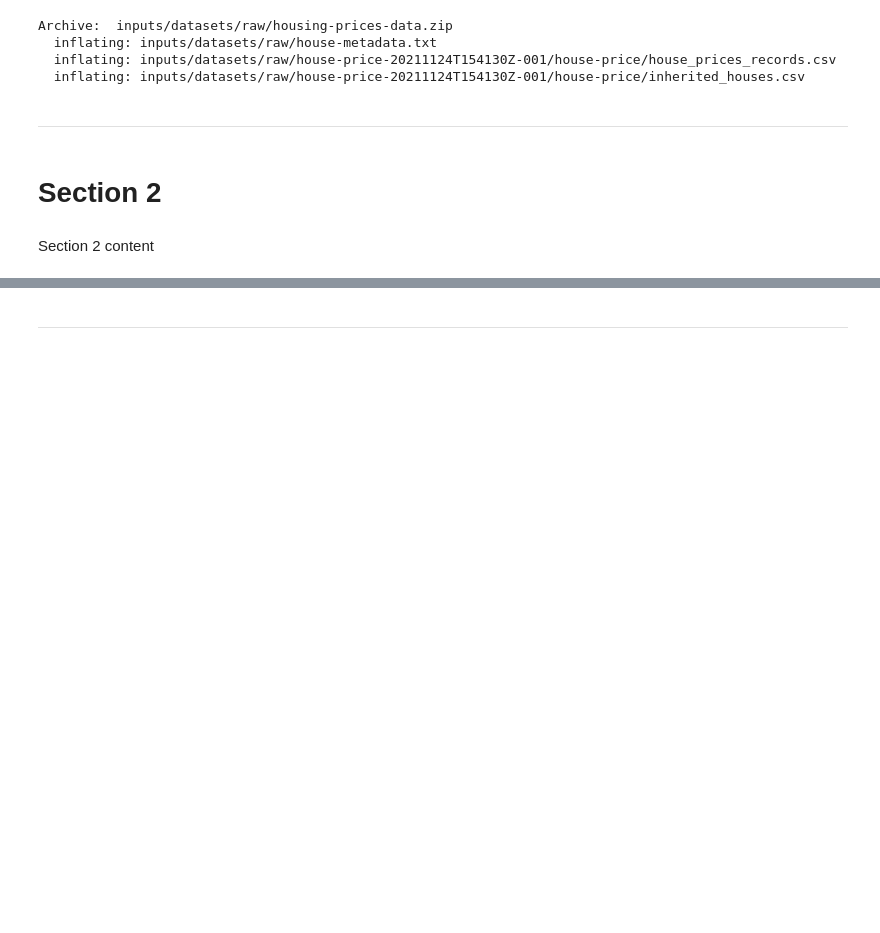
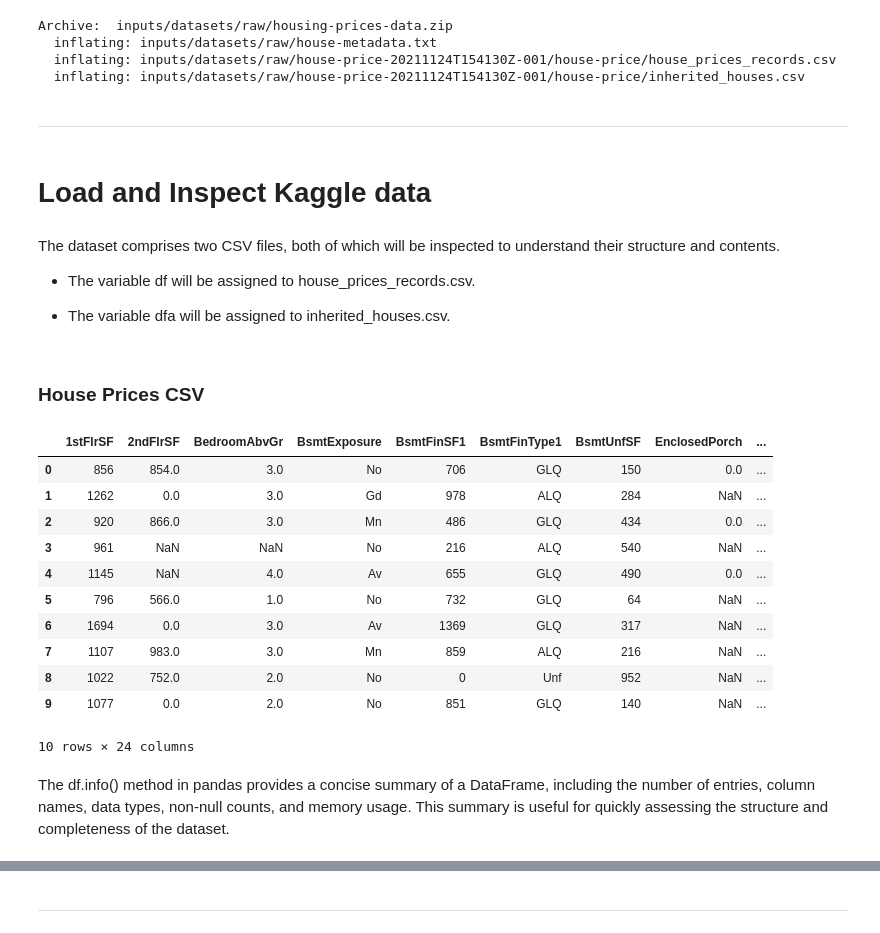
Before and after one commit to craig-grant630/Heritage-Housing, a Jupyter notebook: jupyter_notebooks/DataCollection.ipynb, the cells around one changed output, grey strips where cells are left out. Saved outputs shown, nothing was run; the diff lists cells and outputs as text; code cells hidden in the pictures; blank space fills up the shorter version.

Commit message:
Review kaggle data

```diff
--- a/jupyter_notebooks/DataCollection.ipynb
+++ b/jupyter_notebooks/DataCollection.ipynb
@@ -101,7 +101,32 @@ Archive:  inputs/datasets/raw/housing-prices-data.zip
   inflating: inputs/datasets/raw/house-price-20211124T154130Z-001/house-price/inherited_houses.csv
 # %% [markdown]
 ---
-# %% [markdown]
-# Section 2
-# %% [markdown]
-Section 2 content
+# %% [markdown]
+# Load and Inspect Kaggle data
+# %% [markdown]
+The dataset comprises two CSV files, both of which will be inspected to understand their structure and contents.
+
+- The variable df will be assigned to house_prices_records.csv.
+
+- The variable dfa will be assigned to inherited_houses.csv.
+# %% [markdown]
+### **House Prices CSV**
+# %%
+import pandas as pd
+df = pd.read_csv(f"/workspaces/Heritage-Housing/inputs/datasets/raw/house-price-20211124T154130Z-001/house-price/house_prices_records.csv")
+df.head(10)
+# %% [output]
+|  | 1stFlrSF | 2ndFlrSF | BedroomAbvGr | BsmtExposure | BsmtFinSF1 | BsmtFinType1 | BsmtUnfSF | EnclosedPorch | ... |
+| 0 | 856 | 854.0 | 3.0 | No | 706 | GLQ | 150 | 0.0 | ... |
+| 1 | 1262 | 0.0 | 3.0 | Gd | 978 | ALQ | 284 | NaN | ... |
+| 2 | 920 | 866.0 | 3.0 | Mn | 486 | GLQ | 434 | 0.0 | ... |
+| 3 | 961 | NaN | NaN | No | 216 | ALQ | 540 | NaN | ... |
+| 4 | 1145 | NaN | 4.0 | Av | 655 | GLQ | 490 | 0.0 | ... |
+| 5 | 796 | 566.0 | 1.0 | No | 732 | GLQ | 64 | NaN | ... |
+| 6 | 1694 | 0.0 | 3.0 | Av | 1369 | GLQ | 317 | NaN | ... |
+| 7 | 1107 | 983.0 | 3.0 | Mn | 859 | ALQ | 216 | NaN | ... |
+| 8 | 1022 | 752.0 | 2.0 | No | 0 | Unf | 952 | NaN | ... |
+| 9 | 1077 | 0.0 | 2.0 | No | 851 | GLQ | 140 | NaN | ... |
+10 rows × 24 columns
+# %% [markdown]
+The df.info() method in pandas provides a concise summary of a DataFrame, including the number of entries, column names, data types, non-null counts, and memory usage. This summary is useful for quickly assessing the structure and completeness of the dataset.
```
Also changed, not shown: parts of 7 cells of this notebook, 3 other files.
